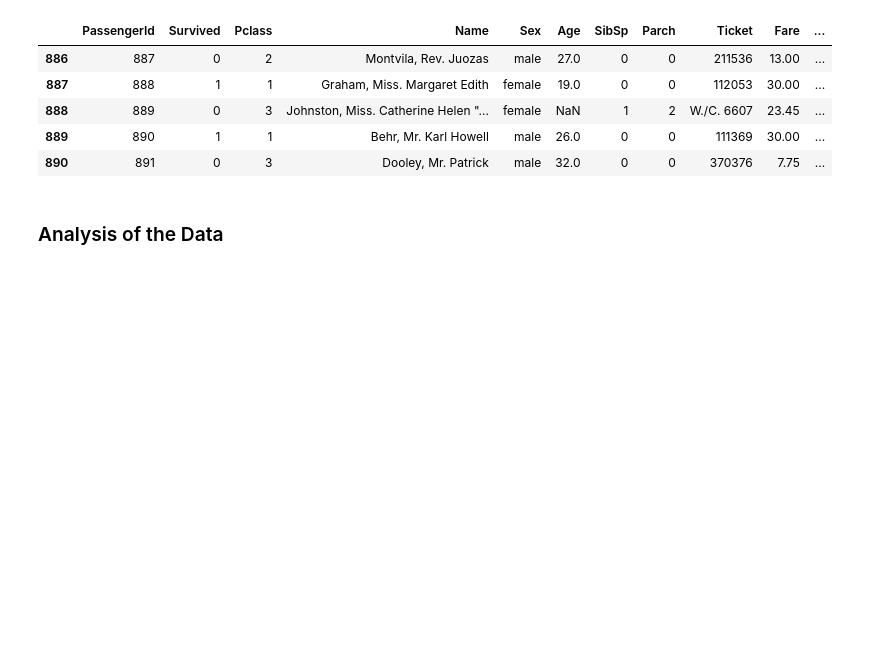
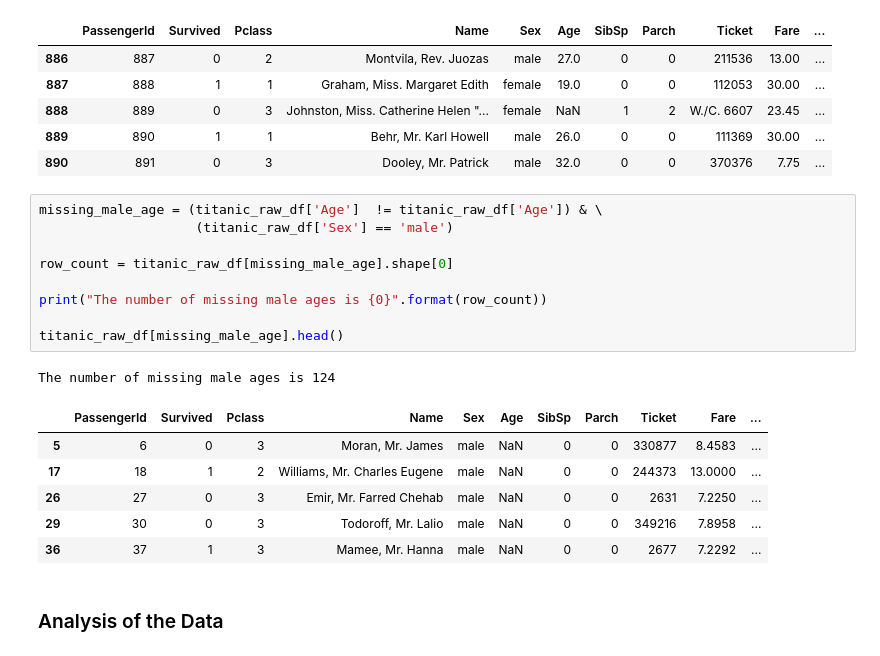
Before and after one commit to dataxerik/Udacity_Data_Analyst, a Jupyter notebook: Intro To Data Analytic/Intro To Data Analysis Project - Titanic Dataset.ipynb, the cells around one changed output. Cells and saved outputs as stored; diff of their text form; blank space fills up the shorter version.

Commit message:
added data for missing data section

```diff
--- a/Intro To Data Analytic/Intro To Data Analysis Project - Titanic Dataset.ipynb
+++ b/Intro To Data Analytic/Intro To Data Analysis Project - Titanic Dataset.ipynb
@@ -40,6 +40,23 @@ titanic_raw_df.tail()
 | 888 | 889 | 0 | 3 | Johnston, Miss. Catherine Helen "... | female | NaN | 1 | 2 | W./C. 6607 | 23.45 | ... |
 | 889 | 890 | 1 | 1 | Behr, Mr. Karl Howell | male | 26.0 | 0 | 0 | 111369 | 30.00 | ... |
 | 890 | 891 | 0 | 3 | Dooley, Mr. Patrick | male | 32.0 | 0 | 0 | 370376 | 7.75 | ... |
+# %%
+missing_male_age = (titanic_raw_df['Age']  != titanic_raw_df['Age']) & \
+                    (titanic_raw_df['Sex'] == 'male')
+
+row_count = titanic_raw_df[missing_male_age].shape[0]
+
+print("The number of missing male ages is {0}".format(row_count))
+
+titanic_raw_df[missing_male_age].head()
+# %% [output]
+The number of missing male ages is 124
+|  | PassengerId | Survived | Pclass | Name | Sex | Age | SibSp | Parch | Ticket | Fare | ... |
+| 5 | 6 | 0 | 3 | Moran, Mr. James | male | NaN | 0 | 0 | 330877 | 8.4583 | ... |
+| 17 | 18 | 1 | 2 | Williams, Mr. Charles Eugene | male | NaN | 0 | 0 | 244373 | 13.0000 | ... |
+| 26 | 27 | 0 | 3 | Emir, Mr. Farred Chehab | male | NaN | 0 | 0 | 2631 | 7.2250 | ... |
+| 29 | 30 | 0 | 3 | Todoroff, Mr. Lalio | male | NaN | 0 | 0 | 349216 | 7.8958 | ... |
+| 36 | 37 | 1 | 3 | Mamee, Mr. Hanna | male | NaN | 0 | 0 | 2677 | 7.2292 | ... |
 # %% [markdown]
 ### Analysis of the Data
 # %% [markdown]
```
Also changed, not shown: parts of 8 cells of this notebook.
